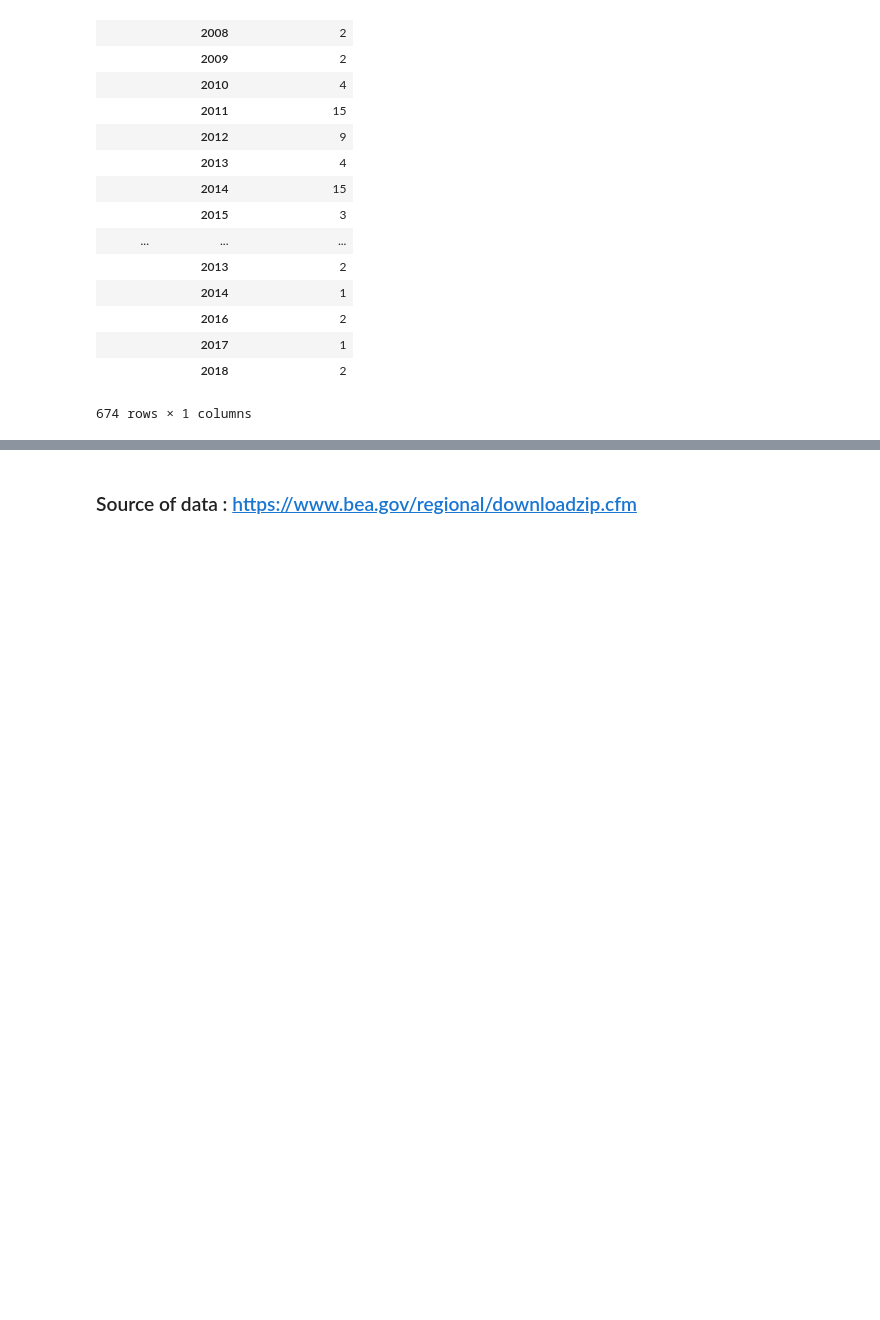
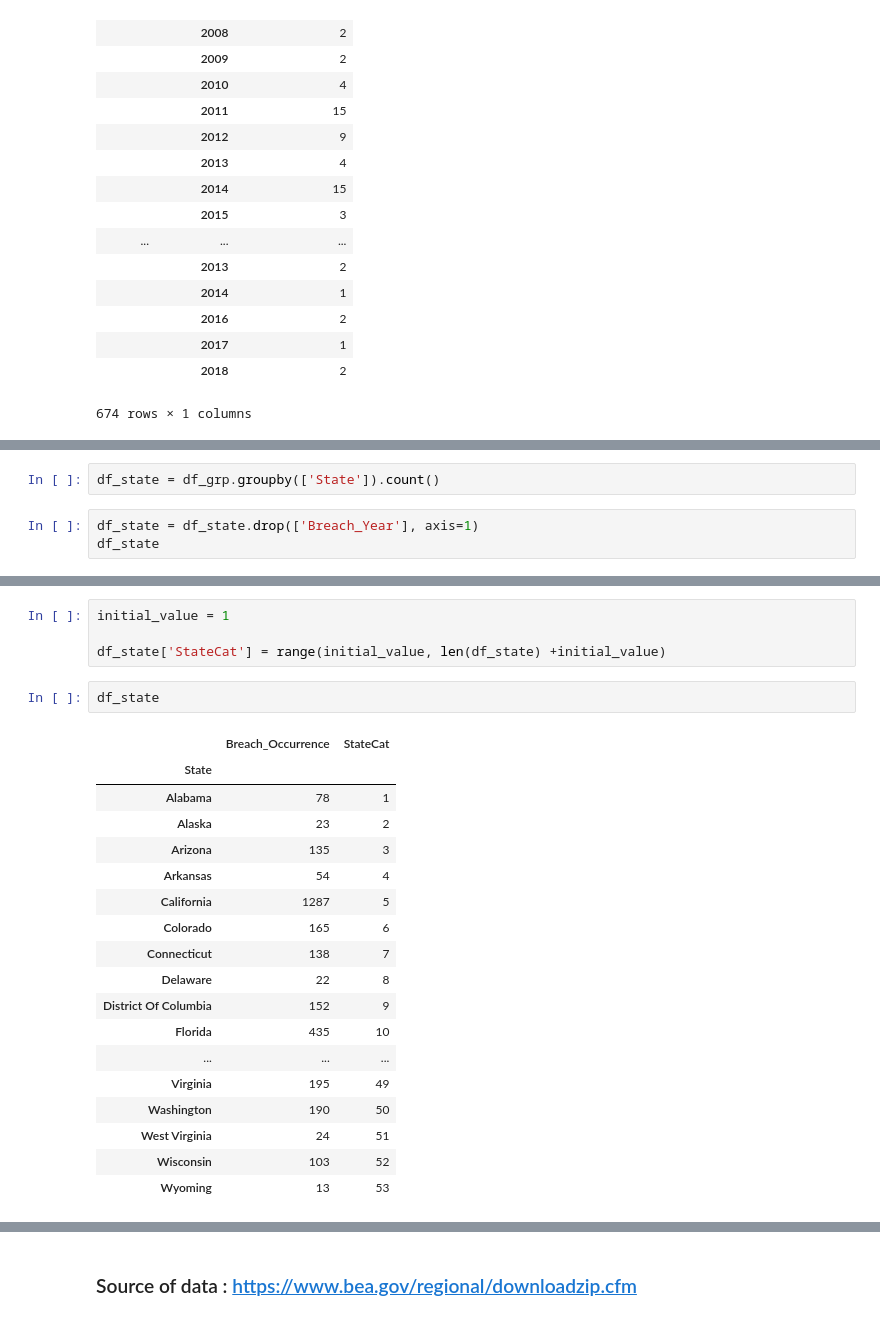
Before and after one commit to dmrod01/Capstone, a Jupyter notebook: Data_Breaches_Cleaning_Transformation.ipynb, the cells around one changed output, grey strips where cells are left out. Drawn from its saved outputs; the diff is of its cells as text; blank space fills up the shorter version.

```diff
--- a/Data_Breaches_Cleaning_Transformation.ipynb
+++ b/Data_Breaches_Cleaning_Transformation.ipynb
@@ -647,0 +616,5 @@ df_grp.groupby(['State', 'Breach_Year']).count()
+# %%
+df_state = df_grp.groupby(['State']).count()
+# %%
+df_state = df_state.drop(['Breach_Year'], axis=1)
+df_state
@@ -647,0 +640,25 @@ df_grp.groupby(['State', 'Breach_Year']).count()
+# %%
+initial_value = 1
+
+df_state['StateCat'] = range(initial_value, len(df_state) +initial_value)
+# %%
+df_state
+# %% [output]
+|  | Breach_Occurrence | StateCat |
+| State |  |  |
+| Alabama | 78 | 1 |
+| Alaska | 23 | 2 |
+| Arizona | 135 | 3 |
+| Arkansas | 54 | 4 |
+| California | 1287 | 5 |
+| Colorado | 165 | 6 |
+| Connecticut | 138 | 7 |
+| Delaware | 22 | 8 |
+| District Of Columbia | 152 | 9 |
+| Florida | 435 | 10 |
+| ... | ... | ... |
+| Virginia | 195 | 49 |
+| Washington | 190 | 50 |
+| West Virginia | 24 | 51 |
+| Wisconsin | 103 | 52 |
+| Wyoming | 13 | 53 |
```
Also changed, not shown: parts of 22 cells of this notebook, 1 other file.
